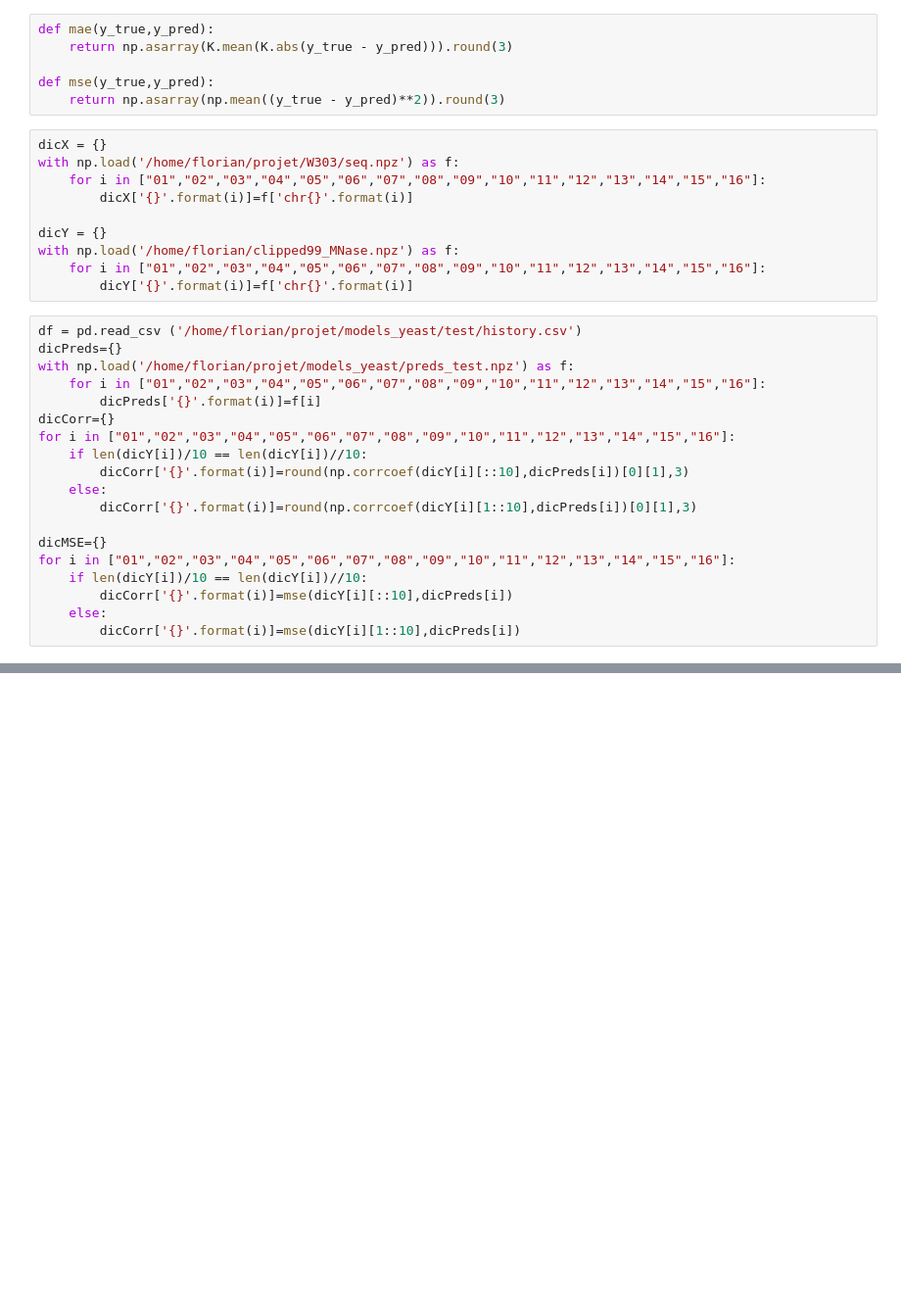
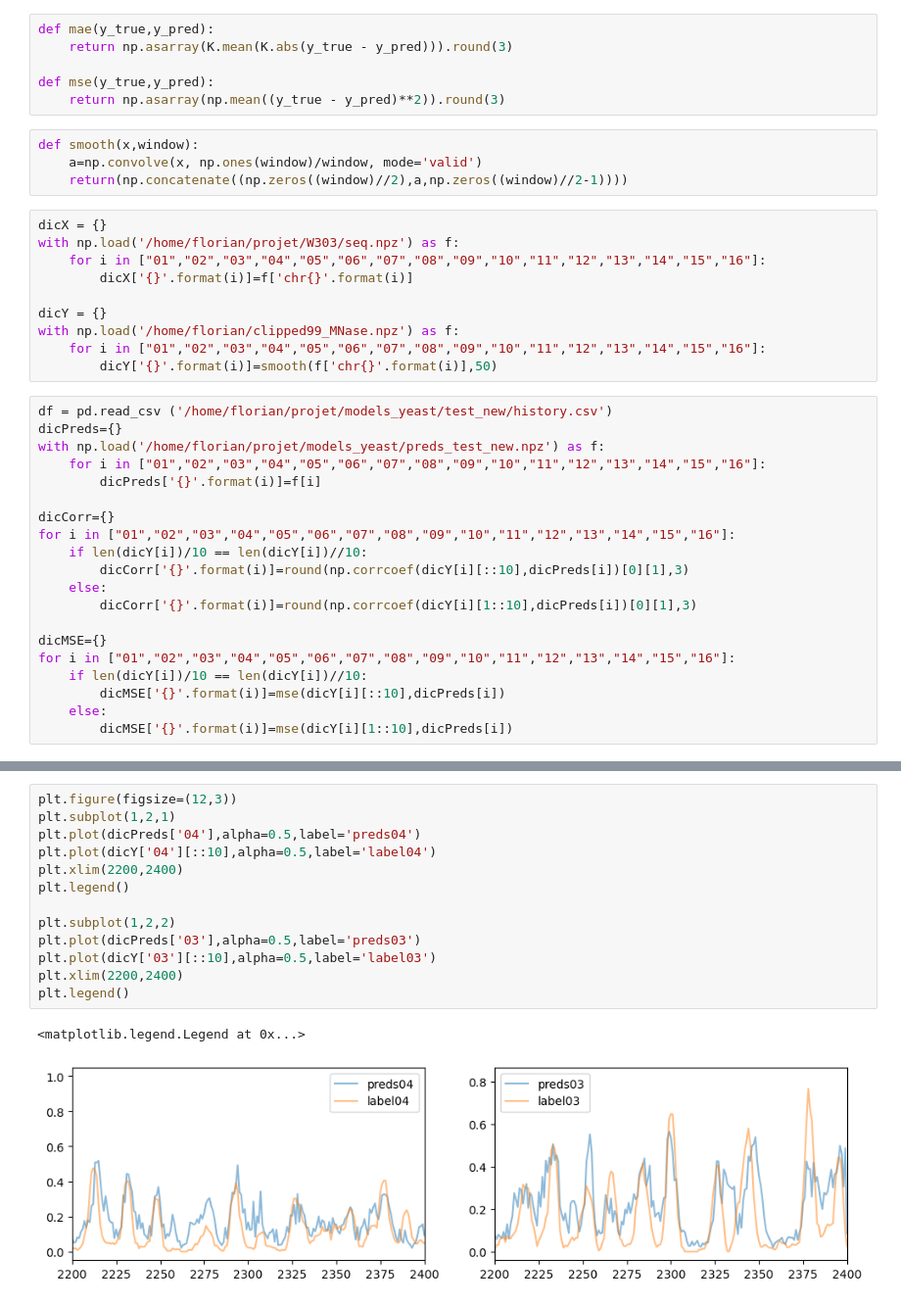
Before and after one commit to floriantilliet/mnhn_internship, a Jupyter notebook: projet_yeast.ipynb, the cells around one changed output, grey strips where cells are left out. Shown at 98% size. Cells and saved outputs as stored; diff of their text form; blank space fills up the shorter version.

```diff
--- a/projet_yeast.ipynb
+++ b/projet_yeast.ipynb
@@ -18,6 +18,10 @@ def mae(y_true,y_pred):
 
 def mse(y_true,y_pred):
     return np.asarray(np.mean((y_true - y_pred)**2)).round(3)
+# %%
+def smooth(x,window):
+    a=np.convolve(x, np.ones(window)/window, mode='valid')
+    return(np.concatenate((np.zeros((window)//2),a,np.zeros((window)//2-1))))
 # %%
 dicX = {}
 with np.load('/home/florian/projet/W303/seq.npz') as f:
@@ -27,13 +31,14 @@ with np.load('/home/florian/projet/W303/seq.npz') as f:
 dicY = {}
 with np.load('/home/florian/clipped99_MNase.npz') as f:
     for i in ["01","02","03","04","05","06","07","08","09","10","11","12","13","14","15","16"]:
-        dicY['{}'.format(i)]=f['chr{}'.format(i)]
+        dicY['{}'.format(i)]=smooth(f['chr{}'.format(i)],50)
 # %%
-df = pd.read_csv ('/home/florian/projet/models_yeast/test/history.csv')
+df = pd.read_csv ('/home/florian/projet/models_yeast/test_new/history.csv')
 dicPreds={}
-with np.load('/home/florian/projet/models_yeast/preds_test.npz') as f:
+with np.load('/home/florian/projet/models_yeast/preds_test_new.npz') as f:
     for i in ["01","02","03","04","05","06","07","08","09","10","11","12","13","14","15","16"]:
         dicPreds['{}'.format(i)]=f[i]
+
 dicCorr={}
 for i in ["01","02","03","04","05","06","07","08","09","10","11","12","13","14","15","16"]:
     if len(dicY[i])/10 == len(dicY[i])//10:
@@ -44,6 +49,6 @@ for i in ["01","02","03","04","05","06","07","08","09","10","11","12","13","14",
 dicMSE={}
 for i in ["01","02","03","04","05","06","07","08","09","10","11","12","13","14","15","16"]:
     if len(dicY[i])/10 == len(dicY[i])//10:
-        dicCorr['{}'.format(i)]=mse(dicY[i][::10],dicPreds[i])
+        dicMSE['{}'.format(i)]=mse(dicY[i][::10],dicPreds[i])
     else:
-        dicCorr['{}'.format(i)]=mse(dicY[i][1::10],dicPreds[i])
+        dicMSE['{}'.format(i)]=mse(dicY[i][1::10],dicPreds[i])
@@ -61,0 +95,16 @@ False
+# %%
+plt.figure(figsize=(12,3))
+plt.subplot(1,2,1)
+plt.plot(dicPreds['04'],alpha=0.5,label='preds04')
+plt.plot(dicY['04'][::10],alpha=0.5,label='label04')
+plt.xlim(2200,2400)
+plt.legend()
+
+plt.subplot(1,2,2)
+plt.plot(dicPreds['03'],alpha=0.5,label='preds03')
+plt.plot(dicY['03'][::10],alpha=0.5,label='label03')
+plt.xlim(2200,2400)
+plt.legend()
+# %% [output]
+<matplotlib.legend.Legend at 0x...>
+[figure, added]
```
Also changed, not shown: parts of 6 cells of this notebook, 5 other files.
